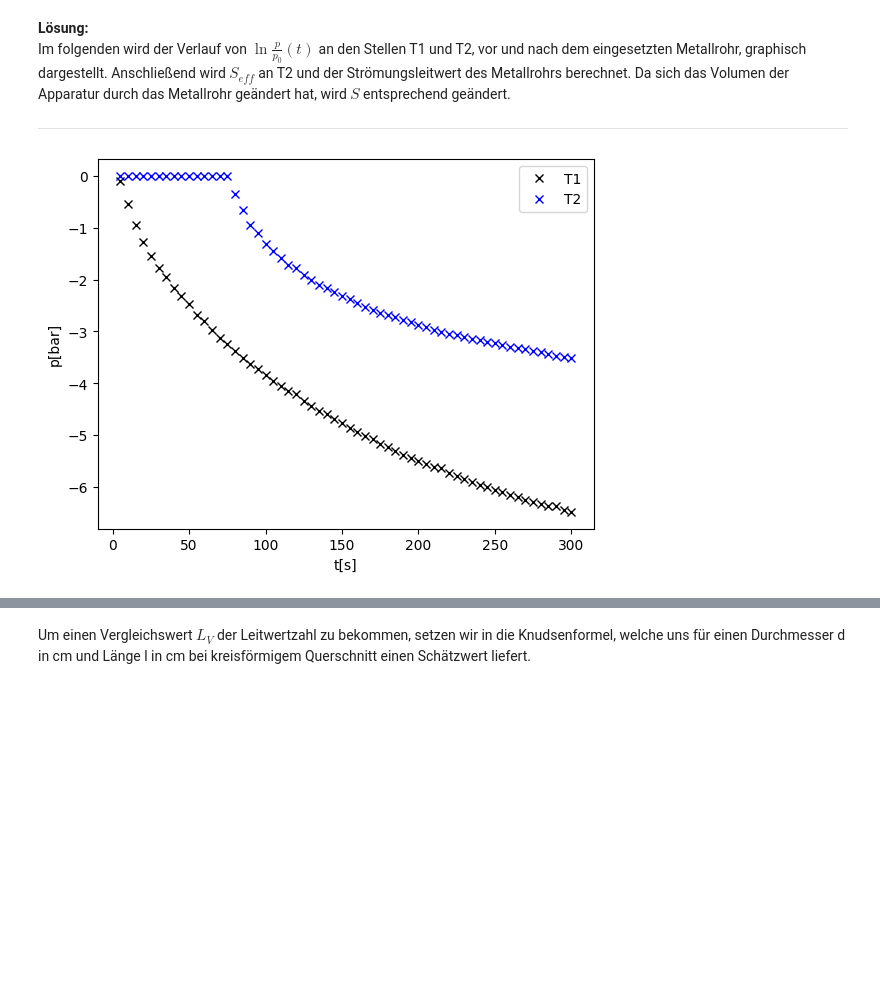
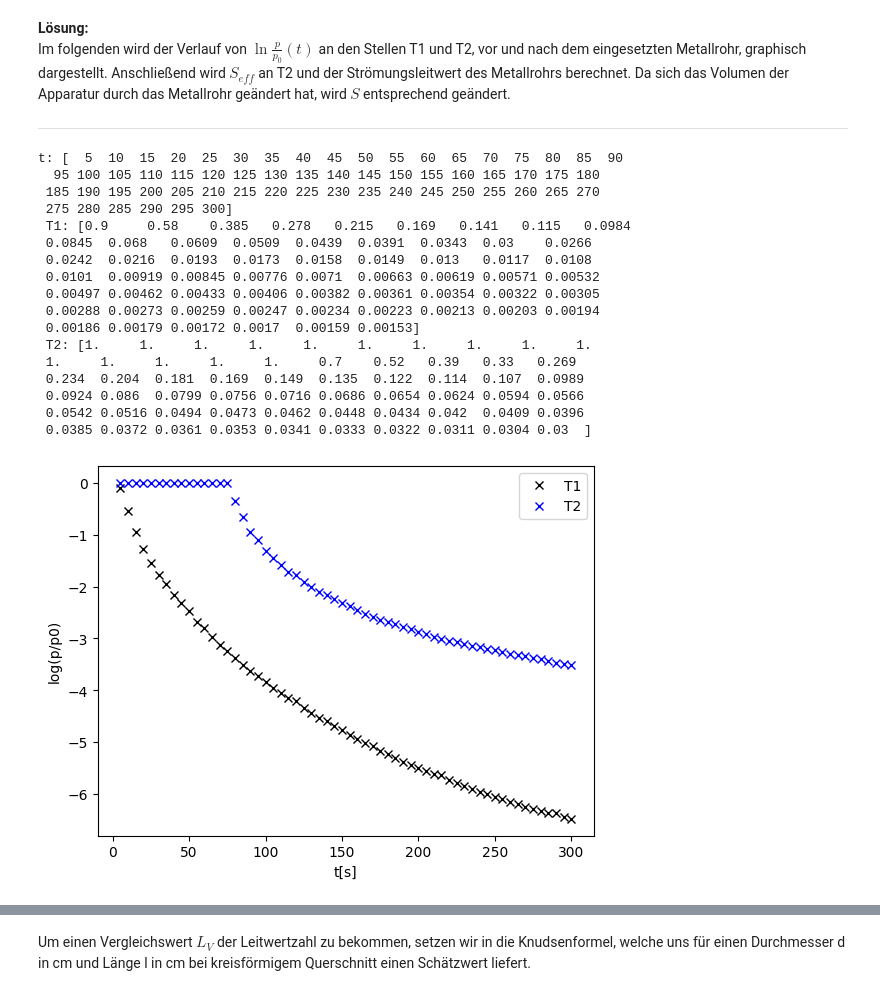
Before and after one commit to thexwon/Praktikum2KlassPhysKIT, a Jupyter notebook: Vakuum/Vakuum.ipynb, the cells around one changed output, grey strips where cells are left out. Cells and saved outputs as stored; diff of their text form; code cells hidden in the pictures; blank space fills up the shorter version.

```diff
--- a/Vakuum/Vakuum.ipynb
+++ b/Vakuum/Vakuum.ipynb
@@ -286,25 +304,43 @@ Im folgenden wird der Verlauf von $\ln{\frac{p}{p_0}}(t)$ an den Stellen T1 und
 # %%
 data=pd.read_csv('Messung/Aufgabe3.txt',delimiter=';',decimal=".",skiprows=1) #importiere Daten
 data.columns=['t','T1','T2']
 t = data['t'].to_numpy()
 T1 = data['T1'].to_numpy()*10**(-3)
 T2 = data['T2'].to_numpy()*10**(-3)
+print("t:",t,"\n","T1:", T1,"\n","T2:", T2)
 V= 10.01 + 0.5 - 0.034 - np.pi*0.021**2*0.44 + np.pi*0.002**2*0.45
 p0=1
 lnp1 = np.log(T1/p0)
 lnp2 = np.log(T2/p0)
 tn= t
 
 
 plt.plot(tn,lnp1,label='T1',color='black',marker='x',linestyle='None') #mache Plot
 plt.plot(tn,lnp2,label='T2',color='blue',marker='x',linestyle='None') #mache Plot
 plt.xlabel('t[s]')
-plt.ylabel('p[bar]')
+plt.ylabel('log(p/p0)')
 plt.legend()
 plt.savefig('figures/plt3.png')
 plt.show()
 # %% [output]
+t: [  5  10  15  20  25  30  35  40  45  50  55  60  65  70  75  80  85  90
+  95 100 105 110 115 120 125 130 135 140 145 150 155 160 165 170 175 180
+ 185 190 195 200 205 210 215 220 225 230 235 240 245 250 255 260 265 270
+ 275 280 285 290 295 300]
+ T1: [0.9     0.58    0.385   0.278   0.215   0.169   0.141   0.115   0.0984
+ 0.0845  0.068   0.0609  0.0509  0.0439  0.0391  0.0343  0.03    0.0266
+ 0.0242  0.0216  0.0193  0.0173  0.0158  0.0149  0.013   0.0117  0.0108
+ 0.0101  0.00919 0.00845 0.00776 0.0071  0.00663 0.00619 0.00571 0.00532
+ 0.00497 0.00462 0.00433 0.00406 0.00382 0.00361 0.00354 0.00322 0.00305
+ 0.00288 0.00273 0.00259 0.00247 0.00234 0.00223 0.00213 0.00203 0.00194
+ 0.00186 0.00179 0.00172 0.0017  0.00159 0.00153]
+ T2: [1.     1.     1.     1.     1.     1.     1.     1.     1.     1.
+ 1.     1.     1.     1.     1.     0.7    0.52   0.39   0.33   0.269
+ 0.234  0.204  0.181  0.169  0.149  0.135  0.122  0.114  0.107  0.0989
+ 0.0924 0.086  0.0799 0.0756 0.0716 0.0686 0.0654 0.0624 0.0594 0.0566
+ 0.0542 0.0516 0.0494 0.0473 0.0462 0.0448 0.0434 0.042  0.0409 0.0396
+ 0.0385 0.0372 0.0361 0.0353 0.0341 0.0333 0.0322 0.0311 0.0304 0.03  ]
-[figure, old version]
+[figure, new version]
 # %%
 #S fit aus der 2
 
```
Also changed, not shown: parts of 14 cells of this notebook, 2 other files.
